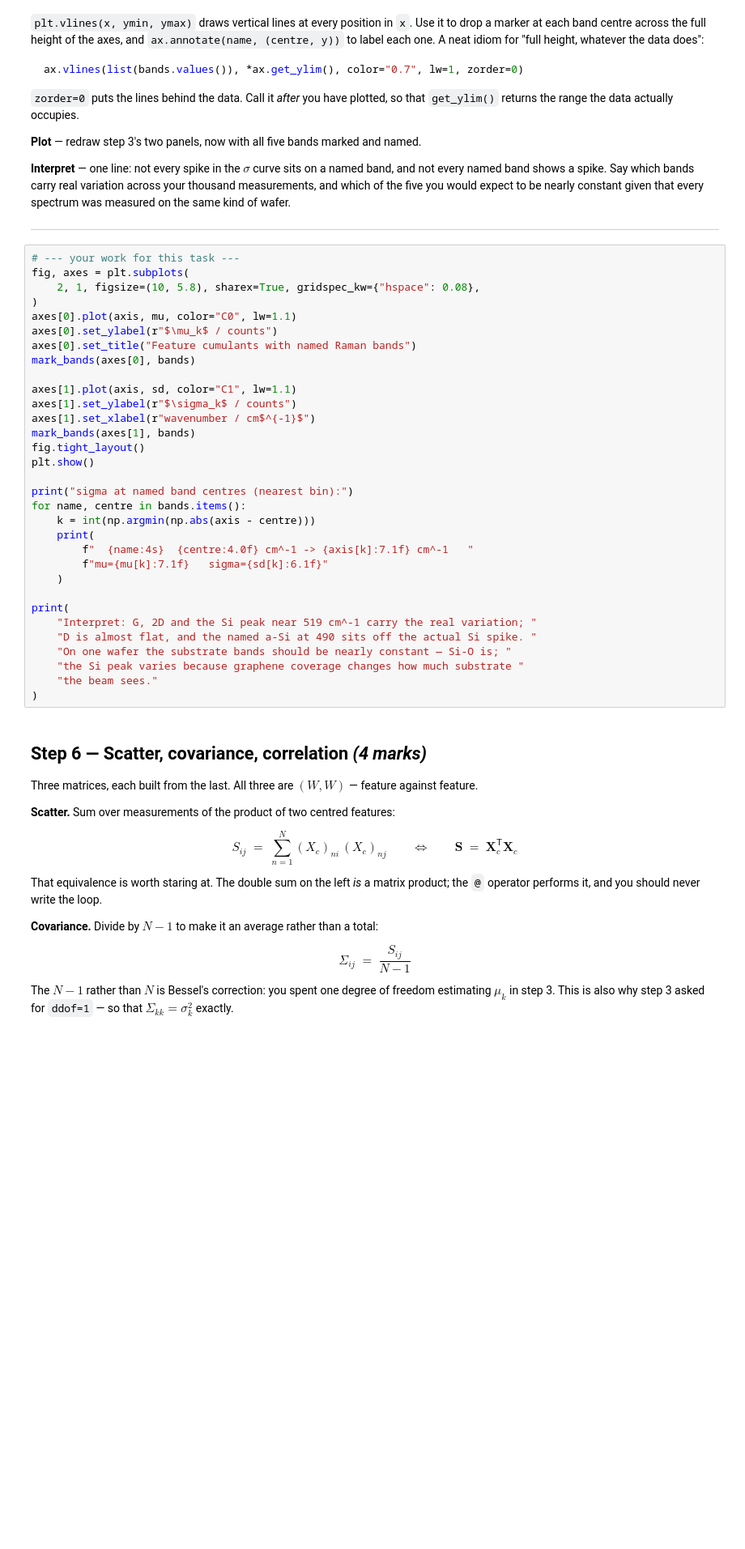
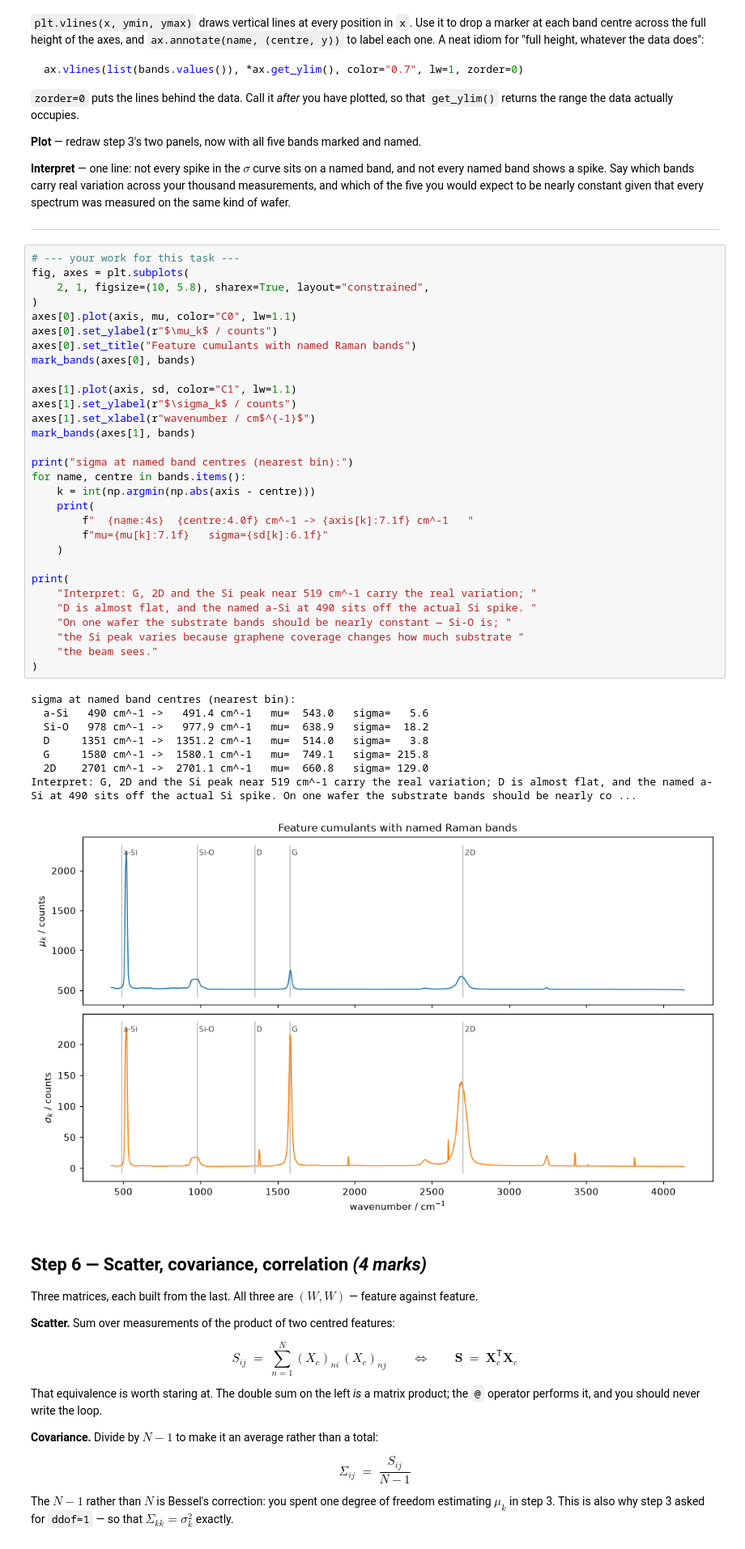
Before and after one commit to Ala-Tang/NUS_AI4S, a Jupyter notebook: AIS5102/B1W2_template.ipynb, the cells around one changed output. Shown at 81% size. Cells and saved outputs as stored; diff of their text form; blank space fills up the shorter version.

```diff
--- a/AIS5102/B1W2_template.ipynb
+++ b/AIS5102/B1W2_template.ipynb
@@ -379,35 +394,42 @@ on the same kind of wafer.
 # %%
 # --- your work for this task ---
 fig, axes = plt.subplots(
-    2, 1, figsize=(10, 5.8), sharex=True, gridspec_kw={"hspace": 0.08},
+    2, 1, figsize=(10, 5.8), sharex=True, layout="constrained",
 )
 axes[0].plot(axis, mu, color="C0", lw=1.1)
 axes[0].set_ylabel(r"$\mu_k$ / counts")
 axes[0].set_title("Feature cumulants with named Raman bands")
 mark_bands(axes[0], bands)
 
 axes[1].plot(axis, sd, color="C1", lw=1.1)
 axes[1].set_ylabel(r"$\sigma_k$ / counts")
 axes[1].set_xlabel(r"wavenumber / cm$^{-1}$")
 mark_bands(axes[1], bands)
-fig.tight_layout()
-plt.show()
 
 print("sigma at named band centres (nearest bin):")
 for name, centre in bands.items():
     k = int(np.argmin(np.abs(axis - centre)))
     print(
         f"  {name:4s}  {centre:4.0f} cm^-1 -> {axis[k]:7.1f} cm^-1   "
         f"mu={mu[k]:7.1f}   sigma={sd[k]:6.1f}"
     )
 
 print(
     "Interpret: G, 2D and the Si peak near 519 cm^-1 carry the real variation; "
     "D is almost flat, and the named a-Si at 490 sits off the actual Si spike. "
     "On one wafer the substrate bands should be nearly constant — Si-O is; "
     "the Si peak varies because graphene coverage changes how much substrate "
     "the beam sees."
 )
+# %% [output]
+sigma at named band centres (nearest bin):
+  a-Si   490 cm^-1 ->   491.4 cm^-1   mu=  543.0   sigma=   5.6
+  Si-O   978 cm^-1 ->   977.9 cm^-1   mu=  638.9   sigma=  18.2
+  D     1351 cm^-1 ->  1351.2 cm^-1   mu=  514.0   sigma=   3.8
+  G     1580 cm^-1 ->  1580.1 cm^-1   mu=  749.1   sigma= 215.8
+  2D    2701 cm^-1 ->  2701.1 cm^-1   mu=  660.8   sigma= 129.0
+Interpret: G, 2D and the Si peak near 519 cm^-1 carry the real variation; D is almost flat, and the named a-Si at 490 sits off the actual Si spike. On one wafer the substrate bands should be nearly co ...
+[figure, added]
 # %% [markdown]
 ## Step 6 — Scatter, covariance, correlation *(4 marks)*
 
```
Also changed, not shown: parts of 11 cells of this notebook.
